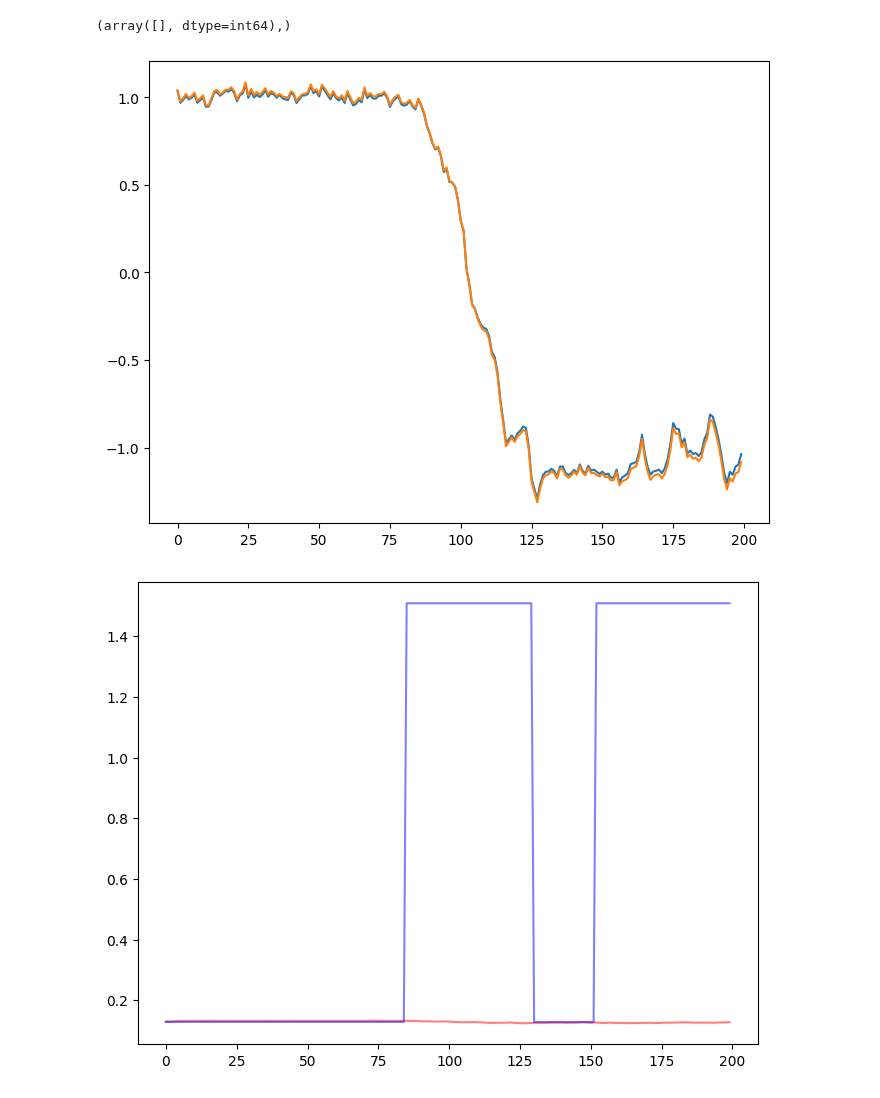
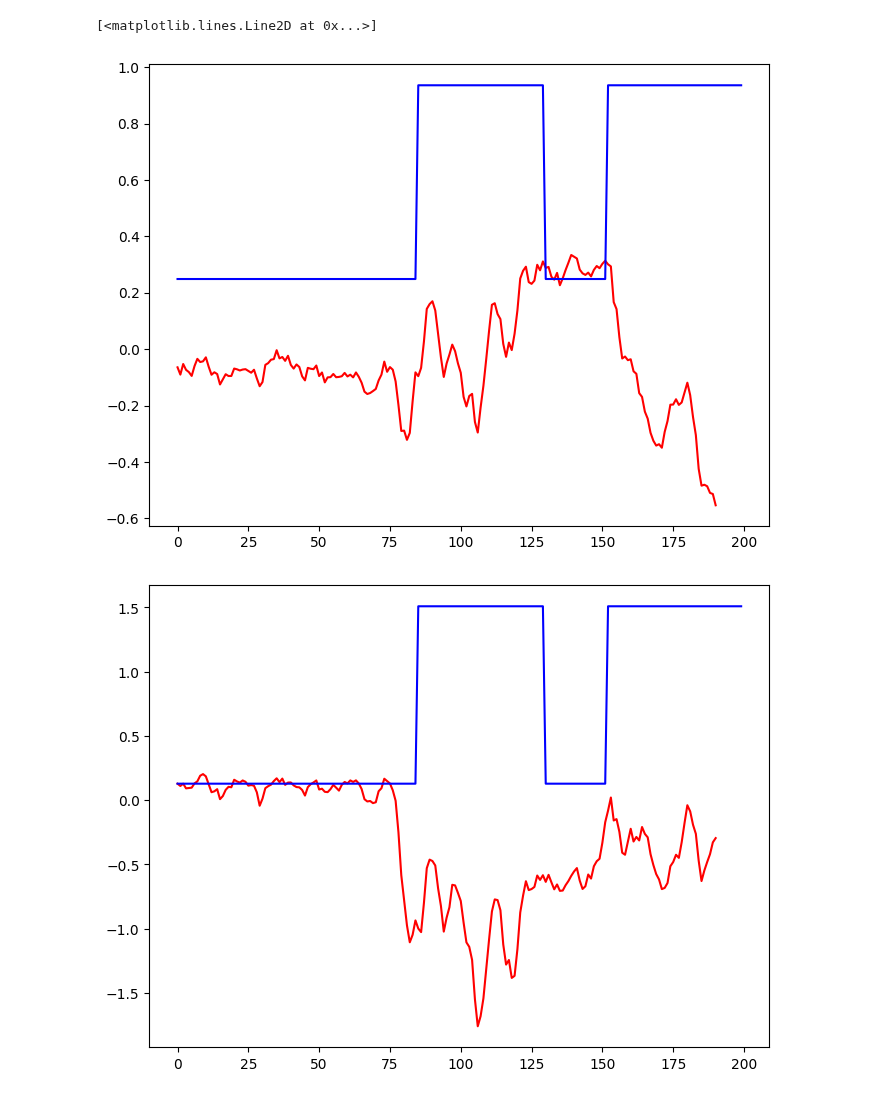
Before and after one commit to JunwooParkSaribu/SPT_a, a Jupyter notebook: analysis_modeling/training_sample.ipynb, the cells around one changed output. Drawn from its saved outputs; the diff is of its cells as text; code cells hidden in the pictures.

```diff
--- a/analysis_modeling/training_sample.ipynb
+++ b/analysis_modeling/training_sample.ipynb
@@ -23,2 +34,7 @@ To enable the following instructions: AVX2 FMA, in other operations, rebuild Ten
 # %%
 TIME_INTERVAL = 1
+NB_INPUT_FEATURES = 5
+NB_LABEL_FEATURES = 4
+WINDOW_WIDTH=10
+SHUFFLE=True
+MAX_EPOCHS = 300
@@ -385,21 +469,16 @@ ys = trajectory_object.get_positions()[:,1]
 xs -= xs[0]
 ys -= ys[0]
 
-labeled_diff_coefs = np.array([1.0] * len(trajectory_label[0]))
-labeled_alphas = np.array([1.0] * len(trajectory_label[1]))
-labeled_states = np.array([0] * len(trajectory_label[2]))
-labeled_cps = np.array([False] * len(trajectory_label[3]))
+labeled_diff_coefs = trajectory_label[0]
+labeled_alphas = trajectory_label[1]
+labeled_states = trajectory_label[2]
+labeled_cps = trajectory_label[3]
 
-df = np.array([xs, ys, msd, diff_coefs, angles, labeled_diff_coefs, labeled_alphas, labeled_states, labeled_cps]).T
-df = pd.DataFrame(df, columns=['xs', 'ys', 'msd', 'diff_coefs', 'angles', 'label_diff_coefs', 'label_alphas', 'label_states', 'label_cps'])
+train_df = np.array([xs, ys, msd, diff_coefs, angles]).T
+train_df = pd.DataFrame(train_df, columns=['xs', 'ys', 'msd', 'diff_coefs', 'angles'])
+target_df = np.array([labeled_diff_coefs, labeled_alphas, labeled_states, labeled_cps]).T
+target_df = pd.DataFrame(target_df, columns=['lb_diff_coefs', 'alphas', 'states', 'cps'])
 
-n = len(df)
-test_df = df
-test_mean = df.mean()
-test_std = df.std()
-for normallization_col in ['xs', 'ys', 'msd', 'diff_coefs', 'angles']:
-    test_df[normallization_col] = (test_df[normallization_col] - test_mean[normallization_col]) / test_std[normallization_col]
-
-test_set = np.array(test_df).reshape(1, test_df.shape[0], NUM_FEATURES)
-test_result = residual_lstm.predict(test_set)
+test_ = make_prediction_set(train_df, WINDOW_WIDTH)
+test_result = residual_lstm.predict(test_)
 # %% [output]
@@ -407,17 +486,12 @@ test_result = residual_lstm.predict(test_set)
 # %%
 plt.figure()
-plt.plot(np.arange(test_result.shape[1]), test_result[0,:,0])
-plt.plot(np.arange(test_df.shape[0]), test_df['xs'])
+plt.plot(np.arange(test_result.shape[0]), test_result[:,0], c='red')
+plt.plot(np.arange(target_df.shape[0]), target_df['lb_diff_coefs'], c='blue')
 
 plt.figure()
-plt.plot(np.arange(test_result.shape[1]), (test_result[0,:,6]), c='red', alpha=0.5)
-plt.plot(np.arange(test_df.shape[0]), trajectory_label[1], c='blue', alpha=0.5)
-
-plt.figure()
-plt.plot(np.arange(test_result.shape[1]), (np.round(test_result[0,:,8])).astype(np.uint8), c='red', alpha=0.5)
-plt.plot(np.arange(test_df.shape[0]), trajectory_label[3], c='blue', alpha=0.5)
-print(np.where((np.round(test_result[0,:,8])).astype(np.uint8) == 1))
+plt.plot(np.arange(test_result.shape[0]), test_result[:,1], c='red')
+plt.plot(np.arange(target_df.shape[0]), target_df['alphas'], c='blue')
 # %% [output]
-(array([], dtype=int64),)
+[<matplotlib.lines.Line2D at 0x...>]
-[figure, old version]
+[figure, new version]
-[figure, old version]
+[figure, new version]
```
Also changed, not shown: parts of 29 cells of this notebook, 1 other file.
